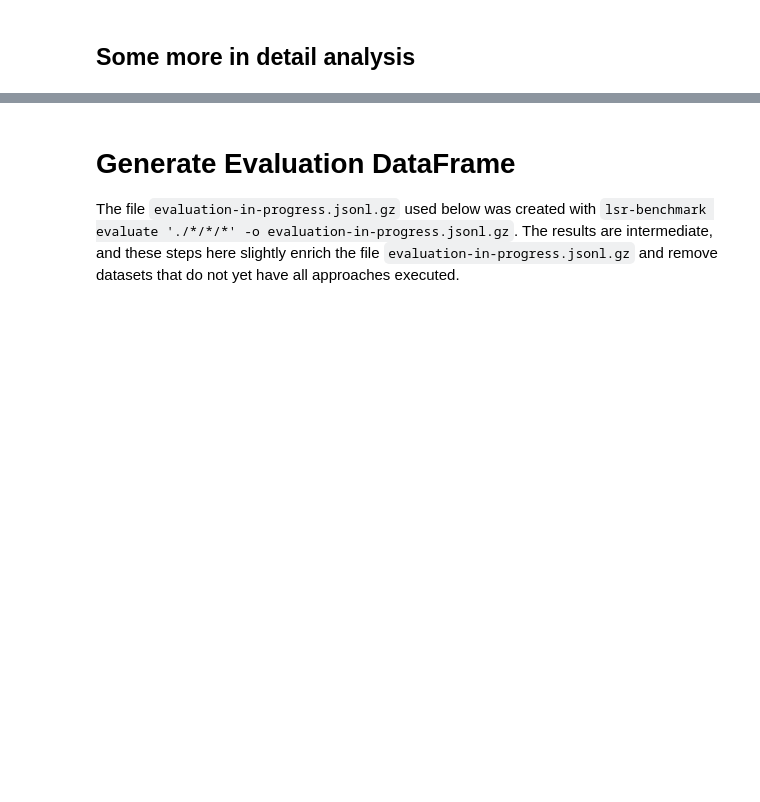
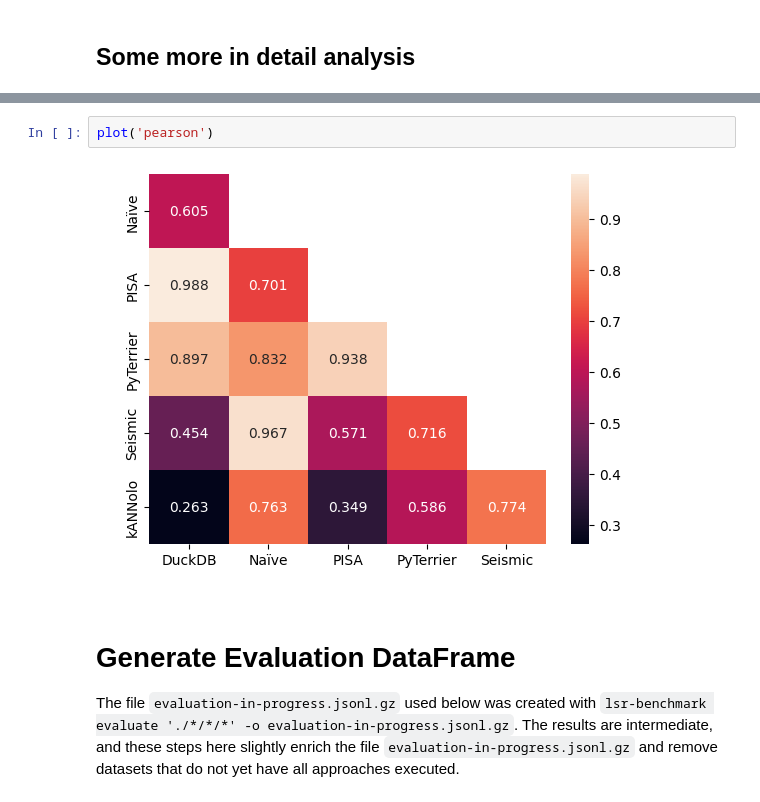
Before and after one commit to hscells/lsr-benchmark, a Jupyter notebook: step-04-evaluation/analysis-in-progress.ipynb, the cells around one changed output, grey strips where cells are left out. Cells and saved outputs as stored; diff of their text form; blank space fills up the shorter version.

```diff
--- a/step-04-evaluation/analysis-in-progress.ipynb
+++ b/step-04-evaluation/analysis-in-progress.ipynb
@@ -195,3 +457,7 @@ df[['Retrieval', 'embedding/model', "index.runtime_wallclock", "retrieval.runtim
+# %%
+plot('pearson')
+# %% [output]
+[figure, added]
 # %% [markdown]
 # Generate Evaluation DataFrame
 
```
Also changed, not shown: parts of 18 cells of this notebook.
